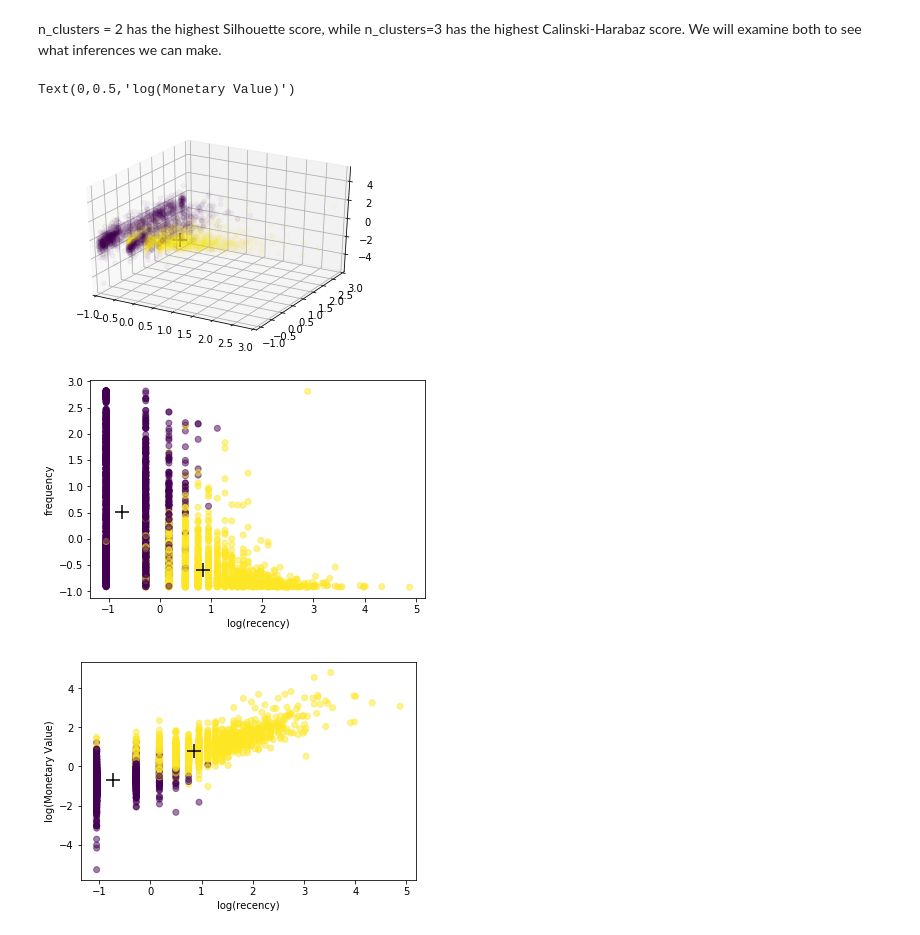
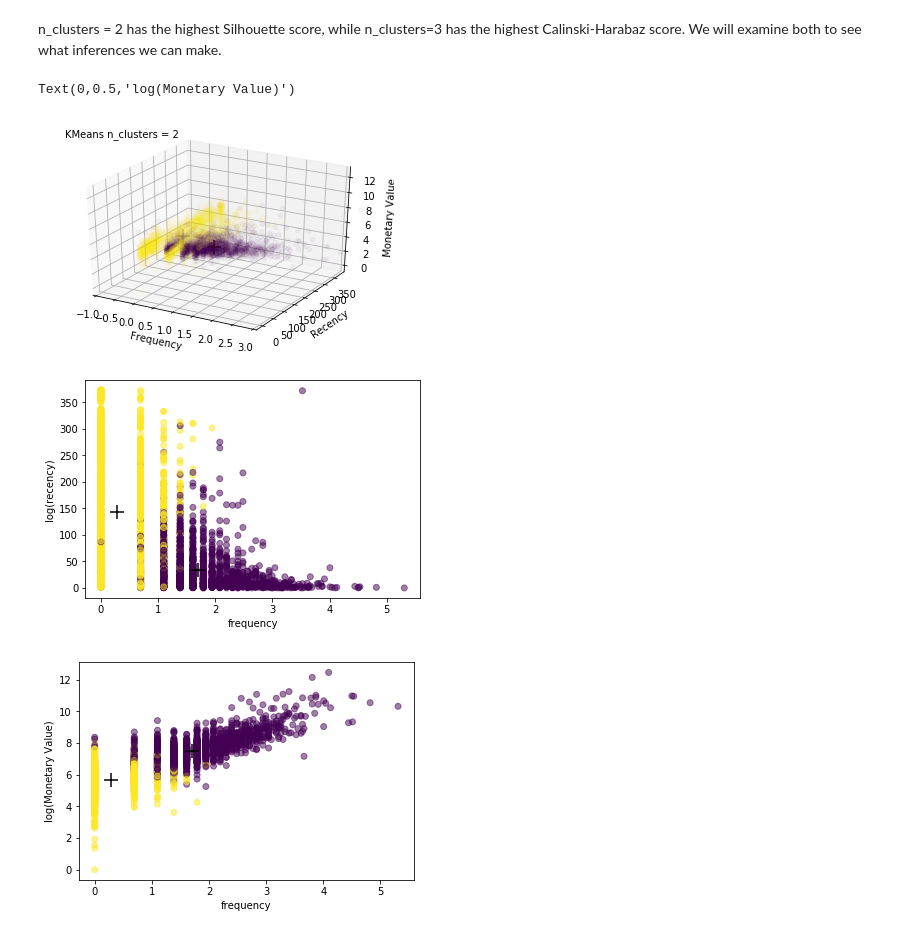
Before and after one commit to davestroud/OnlineRetail, a Jupyter notebook: Playground.ipynb, the cells around one changed output. Saved outputs shown, nothing was run; the diff lists cells and outputs as text; code cells hidden in the pictures.

```diff
--- a/Playground.ipynb
+++ b/Playground.ipynb
@@ -574,3 +568,4 @@ anthony_data = np.vstack((as_data[:,0],
                as_data[:,2])).T
 ss = StandardScaler()
 anthony_data = ss.fit_transform(anthony_data)
+anthony_data2 = ss.inverse_transform(anthony_data)
@@ -890,13 +901,15 @@ clustering6 = KMeans(n_clusters = 2, init = 'k-means++')
 clustering6.fit(anthony_data)
 clusters6 = clustering6.labels_
 km_centroids = clustering6.cluster_centers_
-
+km_centroids = ss.inverse_transform(km_centroids)
 
 fig = plt.figure()
+
 ax = fig.add_subplot(111,projection = '3d')
-p = ax.scatter(anthony_data[:,0],
-               anthony_data[:, 1],
-               anthony_data[:,2],
+ax.text2D(0.05, 0.95, "KMeans n_clusters = 2", transform=ax.transAxes)
+p = ax.scatter(anthony_data2[:,0],
+               anthony_data2[:, 1],
+               anthony_data2[:,2],
               alpha = 0.04,
               c=clusters6)
 
@@ -908,44 +921,47 @@ p2 = ax.scatter(km_centroids[:,0],
                 marker = '+')
 
 ax.set_xlim3d(-1,3)
+ax.set_xlabel('Frequency')
+ax.set_ylabel('Recency')
+ax.set_zlabel('Monetary Value')
 
 plt.figure()
 
-plt.scatter(anthony_data[:,0],
-            anthony_data[:, 1],
+plt.scatter(anthony_data2[:,0],
+            anthony_data2[:, 1],
             c = clusters6,
            alpha = 0.5)
 
 
 plt.scatter(km_centroids[:,0],
            km_centroids[:,1],
            c='k',
            marker='+',
            s=200)
 
-plt.xlabel('log(recency)')
-plt.ylabel('frequency')
+plt.ylabel('log(recency)')
+plt.xlabel('frequency')
 
 plt.figure()
 
-plt.scatter(anthony_data[:,0],
-            anthony_data[:, 2],
+plt.scatter(anthony_data2[:,0],
+            anthony_data2[:, 2],
             c = clusters6,
             alpha = 0.5)
 
 plt.scatter(km_centroids[:,0],
            km_centroids[:,2],
            c='k',
            marker='+',
            s=200)
 
-plt.xlabel('log(recency)')
+plt.xlabel('frequency')
 plt.ylabel('log(Monetary Value)')
 # %% [output]
 Text(0,0.5,'log(Monetary Value)')
-[figure, old version]
+[figure, new version]
-[figure, old version]
+[figure, new version]
-[figure, old version]
+[figure, new version]
 # %%
 clustering7 = KMeans(n_clusters = 3, init = 'k-means++')
 clustering7.fit(anthony_data)
```
Also changed, not shown: parts of 40 cells of this notebook.
